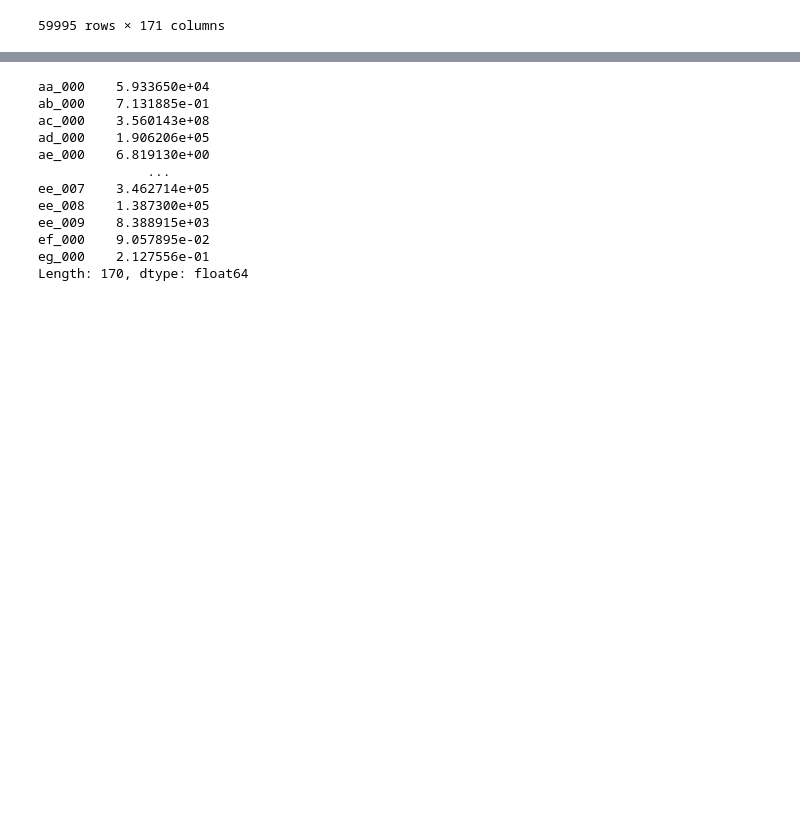
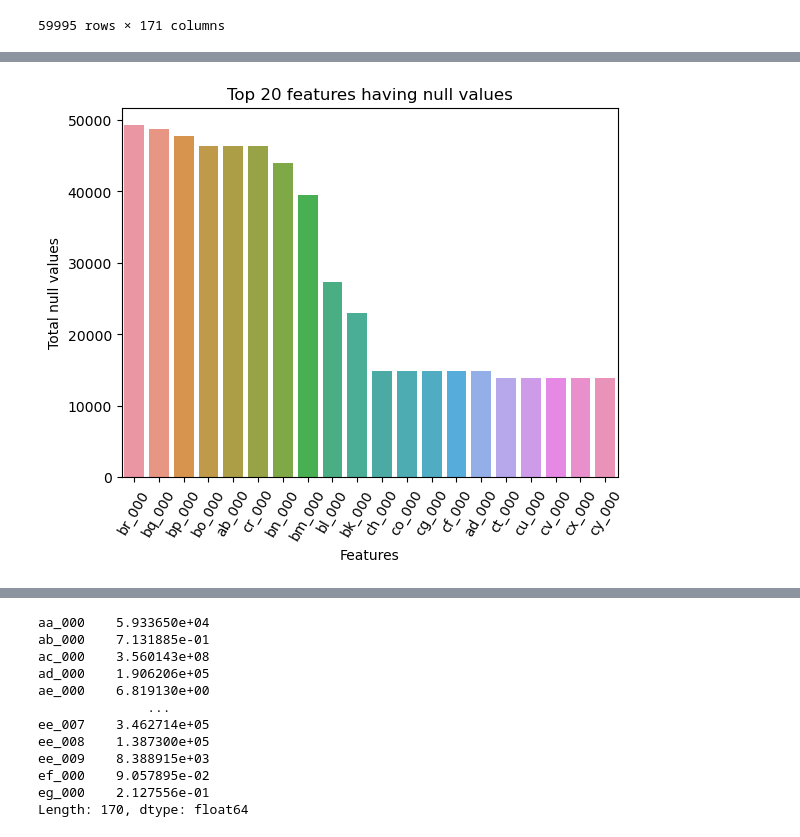
Before and after one commit to SertacBattal/DataPrep, a Jupyter notebook: SertacBattal_DPrepHDip_CA1.ipynb, the cells around one changed output, grey strips where cells are left out. Saved outputs shown, nothing was run; the diff lists cells and outputs as text; code cells hidden in the pictures; blank space fills up the shorter version.

```diff
--- a/SertacBattal_DPrepHDip_CA1.ipynb
+++ b/SertacBattal_DPrepHDip_CA1.ipynb
@@ -75,7 +75,7 @@ array(['280', 'na', '100', ..., '5286', '3608', '194868'], dtype=object)
 # for column_name in column_list:
 #      print(dataset[column_name].unique())
 # %%
-miss_val_formats = ["na"]
+miss_val_formats = ["n.a.", "?", "NA", "n/a", "na", "--"]
 new_dataset = pd.read_csv("aps_failure_set.csv", na_values = miss_val_formats)
 # %%
 new_dataset.head(-5)
@@ -93,3 +93,6 @@ new_dataset.head(-5)
 | 59993 | neg | 0 | 2.0 | 0.000000e+00 | 0.0 | 0.0 | 0.0 | 0.0 | 0.0 | 0.0 | ... | ... |
 | 59994 | neg | 32 | 0.0 | 0.000000e+00 | NaN | 0.0 | 0.0 | 0.0 | 0.0 | 0.0 | ... | ... |
 59995 rows × 171 columns
+# %%
+null_20_columns = new_dataset.isnull().sum().sort_values(ascending=False).head(20)
+null_20_columns
@@ -95,0 +117,11 @@ new_dataset.head(-5)
+# %%
+#plotting the top features having nulls
+plt.figure()
+sns.barplot(y= null_20_columns, x=null_20_columns.index)
+plt.xticks(rotation=60)
+plt.ylabel("Total null values")
+plt.xlabel("Features")
+plt.title("Top 20 features having null values")
+plt.show()
+# %% [output]
+[figure, added]
```
Also changed, not shown: parts of 12 cells of this notebook.
